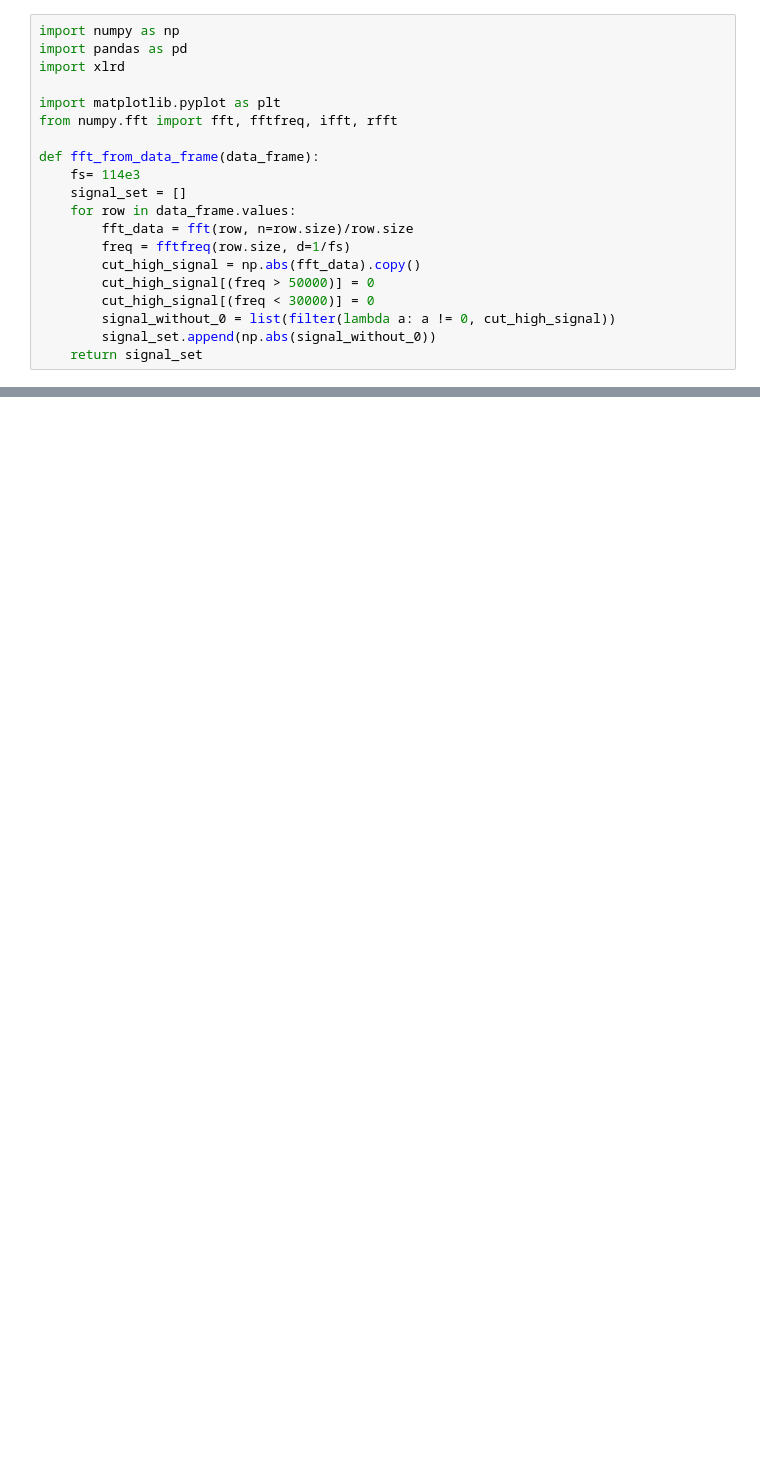
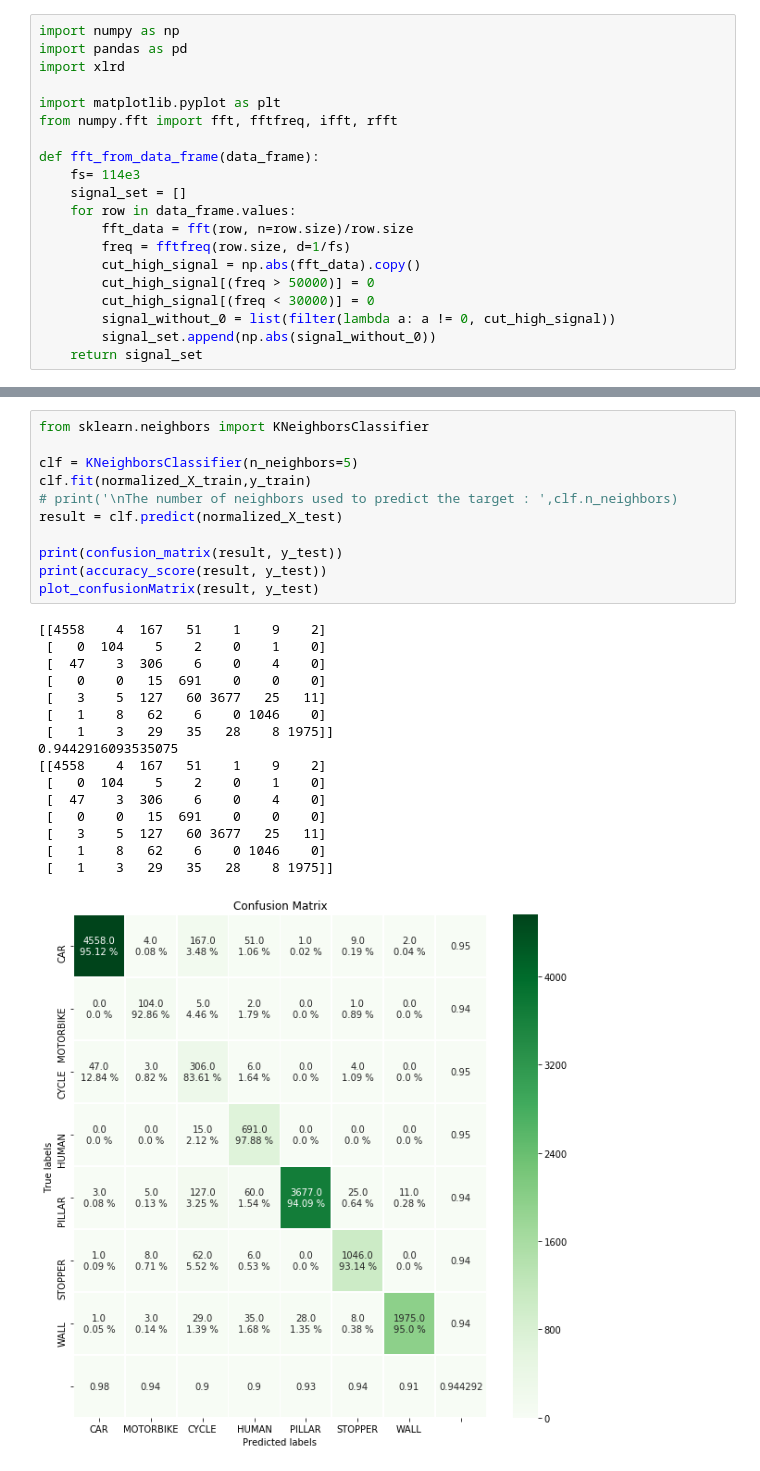
Before and after one commit to KamalByanjankar/MinimizeFeatureVectorUsingPCA, a Jupyter notebook: Implementation_of_ML.ipynb, the cells around one changed output, grey strips where cells are left out. Saved outputs shown, nothing was run; the diff lists cells and outputs as text; blank space fills up the shorter version.

```diff
--- a/Implementation_of_ML.ipynb
+++ b/Implementation_of_ML.ipynb
@@ -124,0 +199,28 @@ y test data :  (11391,)
+# %%
+from sklearn.neighbors import KNeighborsClassifier
+
+clf = KNeighborsClassifier(n_neighbors=5)
+clf.fit(normalized_X_train,y_train)
+# print('\nThe number of neighbors used to predict the target : ',clf.n_neighbors)
+result = clf.predict(normalized_X_test)
+
+print(confusion_matrix(result, y_test))
+print(accuracy_score(result, y_test))
+plot_confusionMatrix(result, y_test)
+# %% [output]
+[[4558    4  167   51    1    9    2]
+ [   0  104    5    2    0    1    0]
+ [  47    3  306    6    0    4    0]
+ [   0    0   15  691    0    0    0]
+ [   3    5  127   60 3677   25   11]
+ [   1    8   62    6    0 1046    0]
+ [   1    3   29   35   28    8 1975]]
+0.9442916093535075
+[[4558    4  167   51    1    9    2]
+ [   0  104    5    2    0    1    0]
+ [  47    3  306    6    0    4    0]
+ [   0    0   15  691    0    0    0]
+ [   3    5  127   60 3677   25   11]
+ [   1    8   62    6    0 1046    0]
+ [   1    3   29   35   28    8 1975]]
+[figure, added]
```
Also changed, not shown: parts of 17 cells of this notebook, 3 other files.
